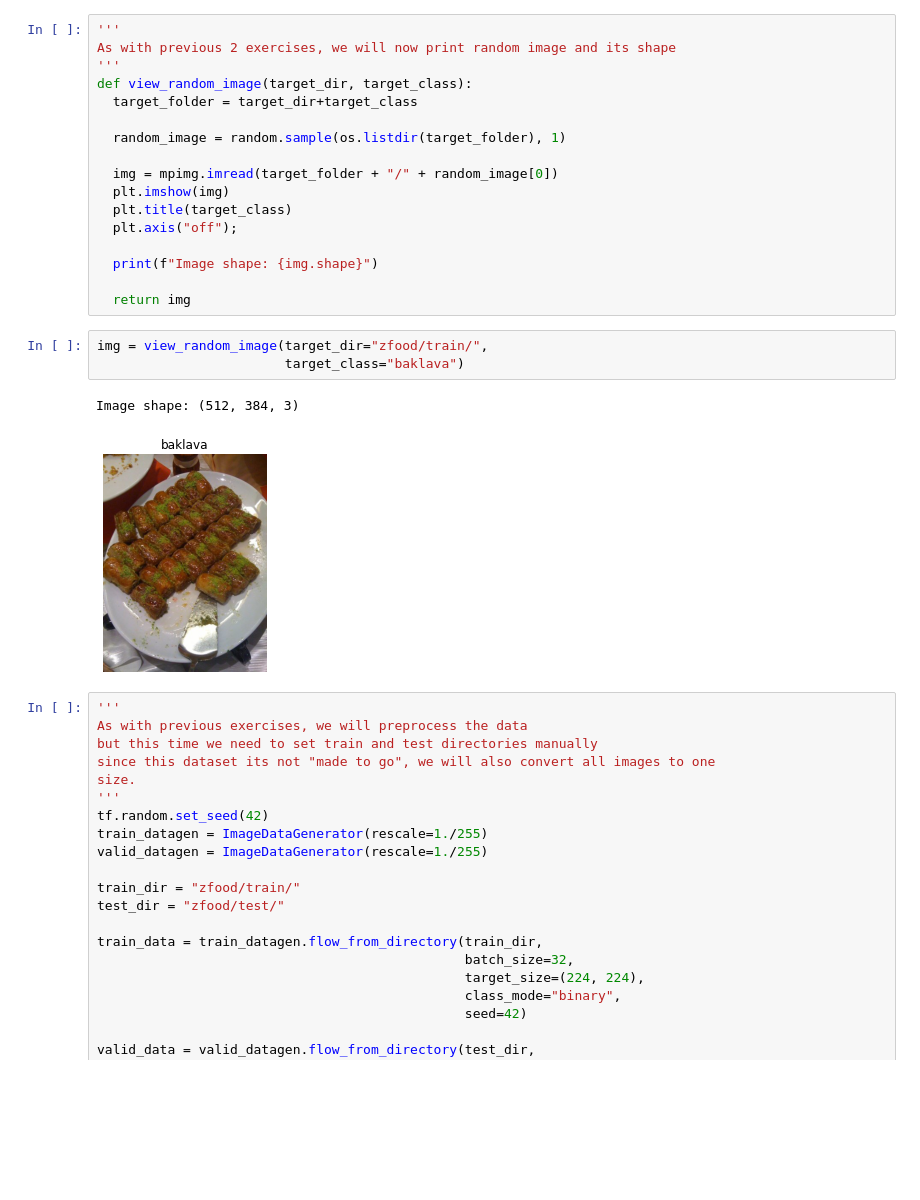
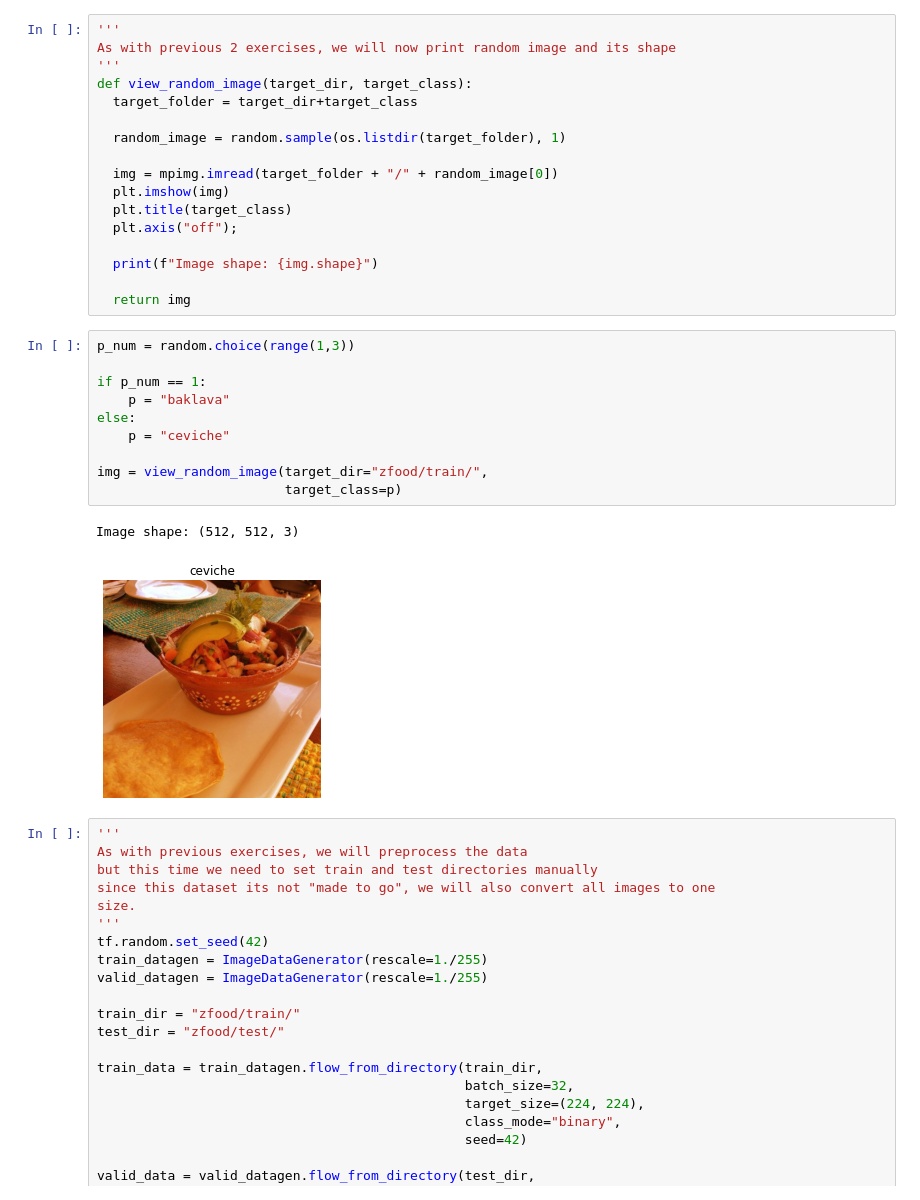
Before and after one commit to Oktif/NAI1, a Jupyter notebook: zjazd5/Exercise4.ipynb, the cells around one changed output. Drawn from its saved outputs; the diff is of its cells as text; blank space fills up the shorter version.

```diff
--- a/zjazd5/Exercise4.ipynb
+++ b/zjazd5/Exercise4.ipynb
@@ -65,12 +65,19 @@ def view_random_image(target_dir, target_class):
   print(f"Image shape: {img.shape}")
 
   return img
-# %%
-img = view_random_image(target_dir="zfood/train/",
-                        target_class="baklava")
-# %% [output]
-Image shape: (512, 384, 3)
-[figure, removed]
+# %%
+p_num = random.choice(range(1,3))
+
+if p_num == 1:
+    p = "baklava"
+else:
+    p = "ceviche"
+
+img = view_random_image(target_dir="zfood/train/",
+                        target_class=p)
+# %% [output]
+Image shape: (512, 512, 3)
+[figure, added]
 # %%
 '''
 As with previous exercises, we will preprocess the data
```
Also changed, not shown: parts of 11 cells of this notebook.
